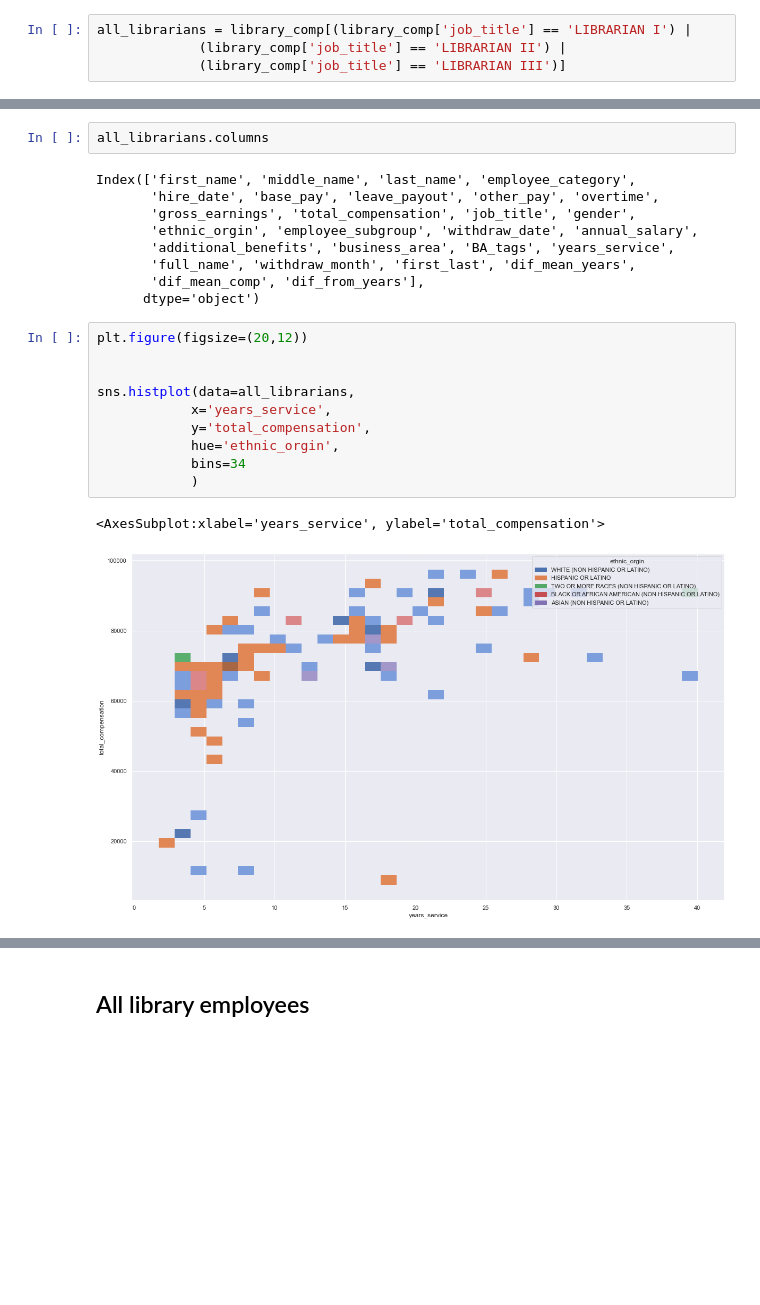
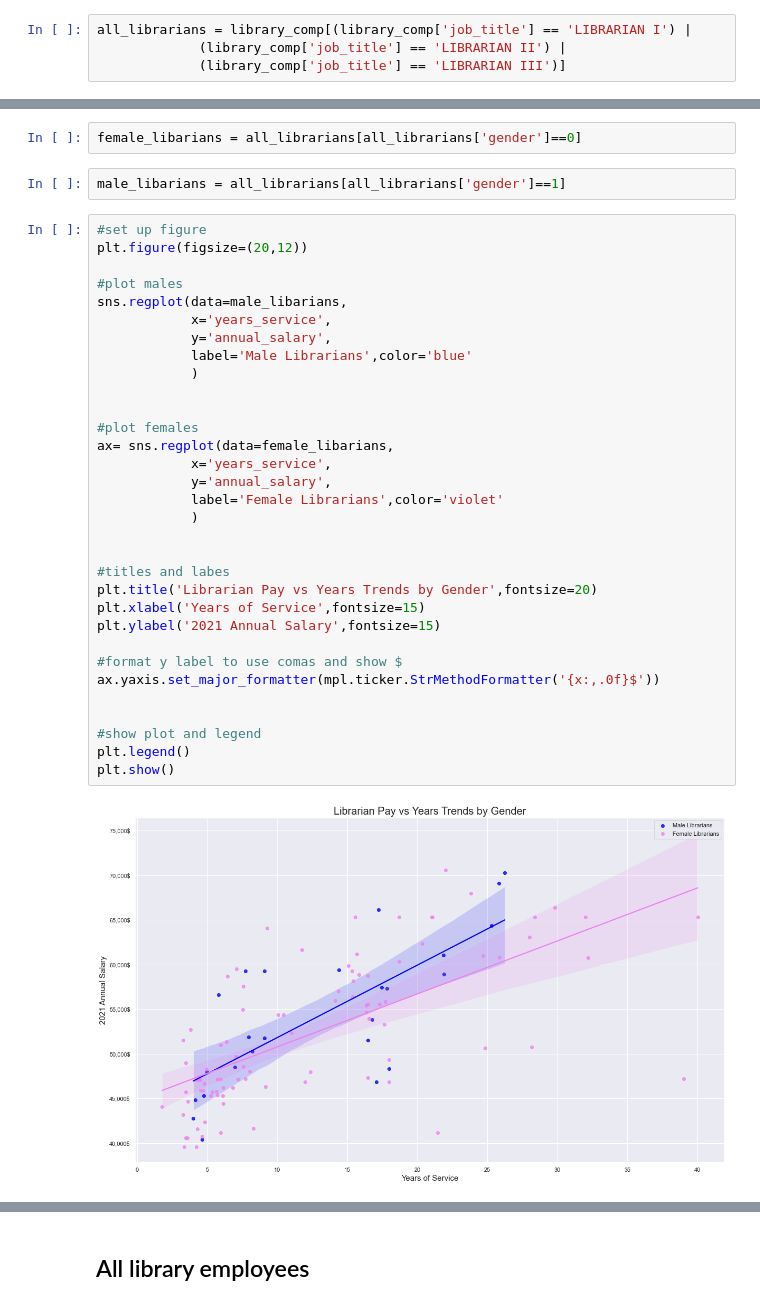
Before and after one commit to danschumac1/COSA_City_Compensation_2021, a Jupyter notebook: CityComp_Code.ipynb, the cells around one changed output, grey strips where cells are left out. Cells and saved outputs as stored; diff of their text form; blank space fills up the shorter version.

```diff
--- a/CityComp_Code.ipynb
+++ b/CityComp_Code.ipynb
@@ -1411,24 +1450,38 @@ sns.histplot(data=all_librarians,
-# %%
-all_librarians.columns
-# %% [output]
-Index(['first_name', 'middle_name', 'last_name', 'employee_category',
-       'hire_date', 'base_pay', 'leave_payout', 'other_pay', 'overtime',
-       'gross_earnings', 'total_compensation', 'job_title', 'gender',
-       'ethnic_orgin', 'employee_subgroup', 'withdraw_date', 'annual_salary',
-       'additional_benefits', 'business_area', 'BA_tags', 'years_service',
-       'full_name', 'withdraw_month', 'first_last', 'dif_mean_years',
-       'dif_mean_comp', 'dif_from_years'],
-      dtype='object')
-# %%
-plt.figure(figsize=(20,12))
-
-
-sns.histplot(data=all_librarians,
-            x='years_service',
-            y='total_compensation',
-            hue='ethnic_orgin',
-            bins=34
-            )
-# %% [output]
-<AxesSubplot:xlabel='years_service', ylabel='total_compensation'>
-[figure, removed]
+# %%
+female_libarians = all_librarians[all_librarians['gender']==0]
+# %%
+male_libarians = all_librarians[all_librarians['gender']==1]
+# %%
+#set up figure
+plt.figure(figsize=(20,12))
+
+#plot males
+sns.regplot(data=male_libarians,
+            x='years_service',
+            y='annual_salary',
+            label='Male Librarians',color='blue'
+            )
+
+
+#plot females
+ax= sns.regplot(data=female_libarians,
+            x='years_service',
+            y='annual_salary',
+            label='Female Librarians',color='violet'
+            )
+
+
+#titles and labes
+plt.title('Librarian Pay vs Years Trends by Gender',fontsize=20)
+plt.xlabel('Years of Service',fontsize=15)
+plt.ylabel('2021 Annual Salary',fontsize=15)
+
+#format y label to use comas and show $
+ax.yaxis.set_major_formatter(mpl.ticker.StrMethodFormatter('{x:,.0f}$'))
+
+
+#show plot and legend
+plt.legend()
+plt.show()
+# %% [output]
+[figure, added]
```
Also changed, not shown: parts of 66 cells of this notebook, 2 other files.
